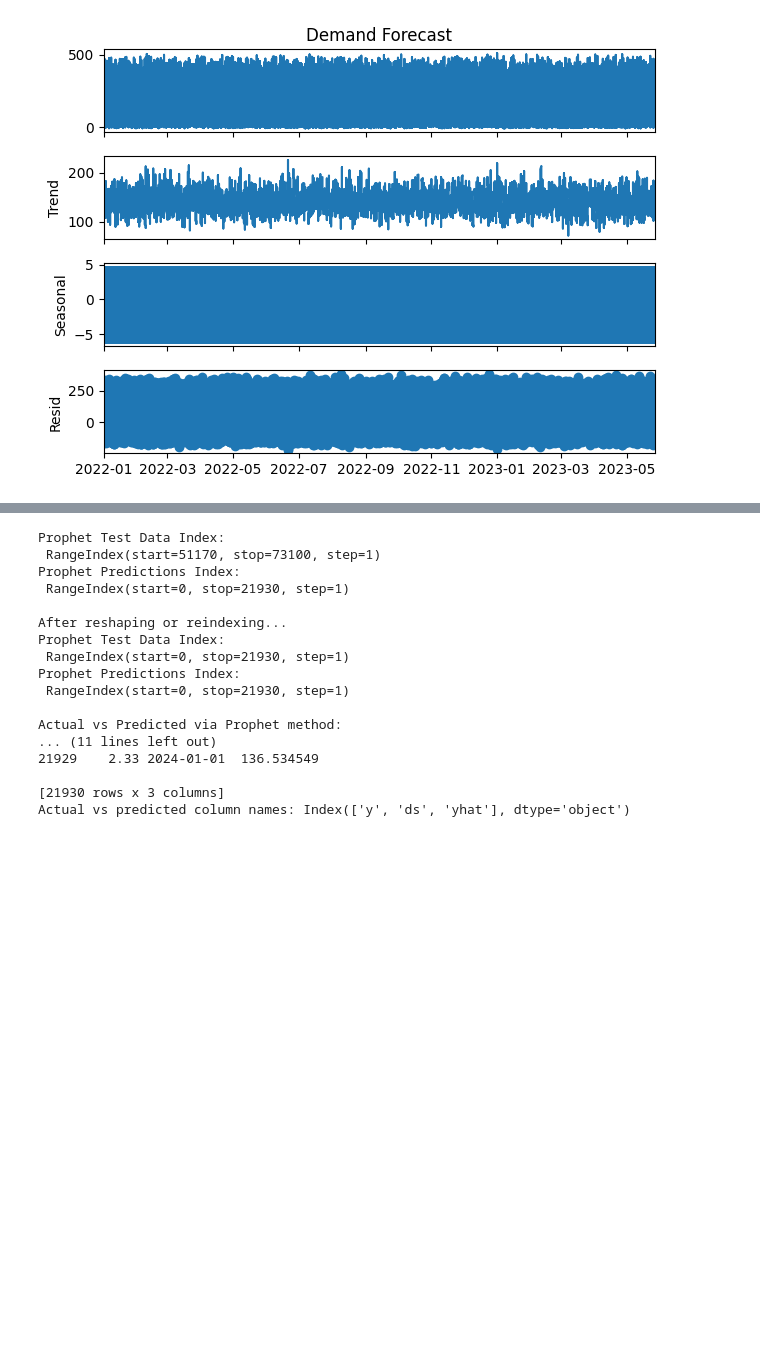
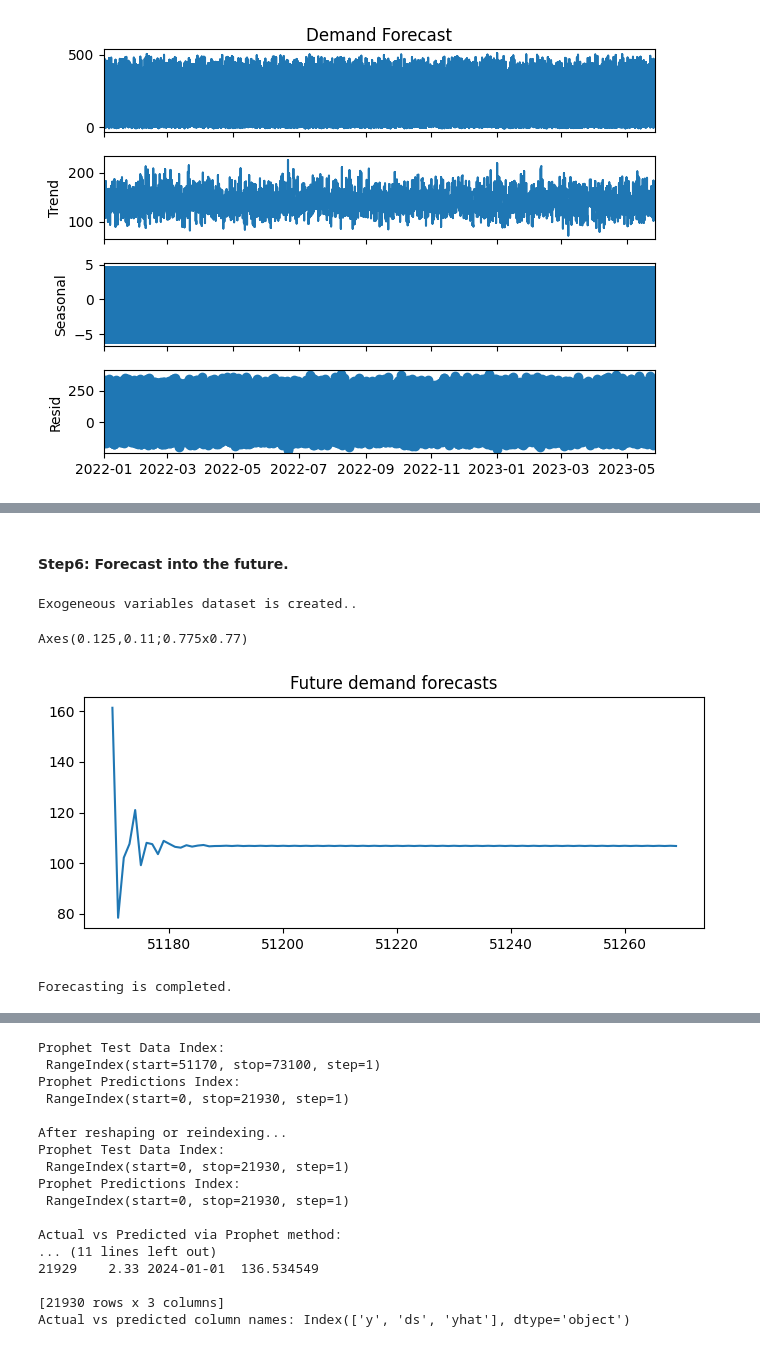
Before and after one commit to RamyaSubramanya/DemandForecasting, a Jupyter notebook: demand_forecasting.ipynb, the cells around one changed output, grey strips where cells are left out. Drawn from its saved outputs; the diff is of its cells as text; code cells hidden in the pictures; blank space fills up the shorter version.

```diff
--- a/demand_forecasting.ipynb
+++ b/demand_forecasting.ipynb
@@ -381,0 +393,55 @@ Warnings:
+# %% [markdown]
+#### Step6: Forecast into the future.
+# %%
+#before forecasting future demand values we need to generate exogeneous data as our trained model used exogeneous data
+
+future_exog = pd.DataFrame(index=range(100),  columns=test_data_exog.columns)
+
+# we shall use test data exogeneous columns and data in order to generate new values
+for col in test_data_exog.columns:
+    historical_values = test_data_exog[col].values.copy()
+
+    future_values = []
+
+    for i in range(100):
+        model = ARIMA(historical_values[-7:], order=(1,0,0))
+        fitted_model = model.fit()
+
+        next_pred = fitted_model.forecast(steps=1)[0]
+        future_values.append(next_pred)
+
+        historical_values = np.append(historical_values, next_pred)
+
+    future_exog[col] = future_values
+
+# Step 3: Add a 'Date' column with the same date repeated for 100 rows
+future_exog.insert(0, 'Date', pd.to_datetime('2024-01-02'))
+
+print("Exogeneous variables dataset is created..")
+# %% [output]
+Exogeneous variables dataset is created..
+# %%
+future_exog_without_date = future_exog.copy()
+
+future_exog_without_date = future_exog_without_date.drop(columns=['Date'], errors='ignore')
+
+#Forecast into the future for 100 days (2024-01-02)
+demand_forecast = arima_model.predict(start=len(train_data),
+                                      end=(len(train_data)+len(future_exog_without_date)-1),
+                                      exog=future_exog_without_date)
+
+mp.figure(figsize=(8,3))
+print(demand_forecast.plot())
+mp.title("Future demand forecasts")
+mp.show()
+
+print()
+demand_forecast = pd.DataFrame(demand_forecast)
+demand_forecast = demand_forecast.rename(columns={'predicted_mean':'demand_forecasted'})
+demand_forecast['Date']=pd.to_datetime('2024-01-02', format='%Y-%m-%d')
+demand_forecast.set_index('Date', inplace=True)
+print("Forecasting is completed.")
+# %% [output]
+Axes(0.125,0.11;0.775x0.77)
+[figure, added]
+Forecasting is completed.
```
Also changed, not shown: parts of 20 cells of this notebook.
